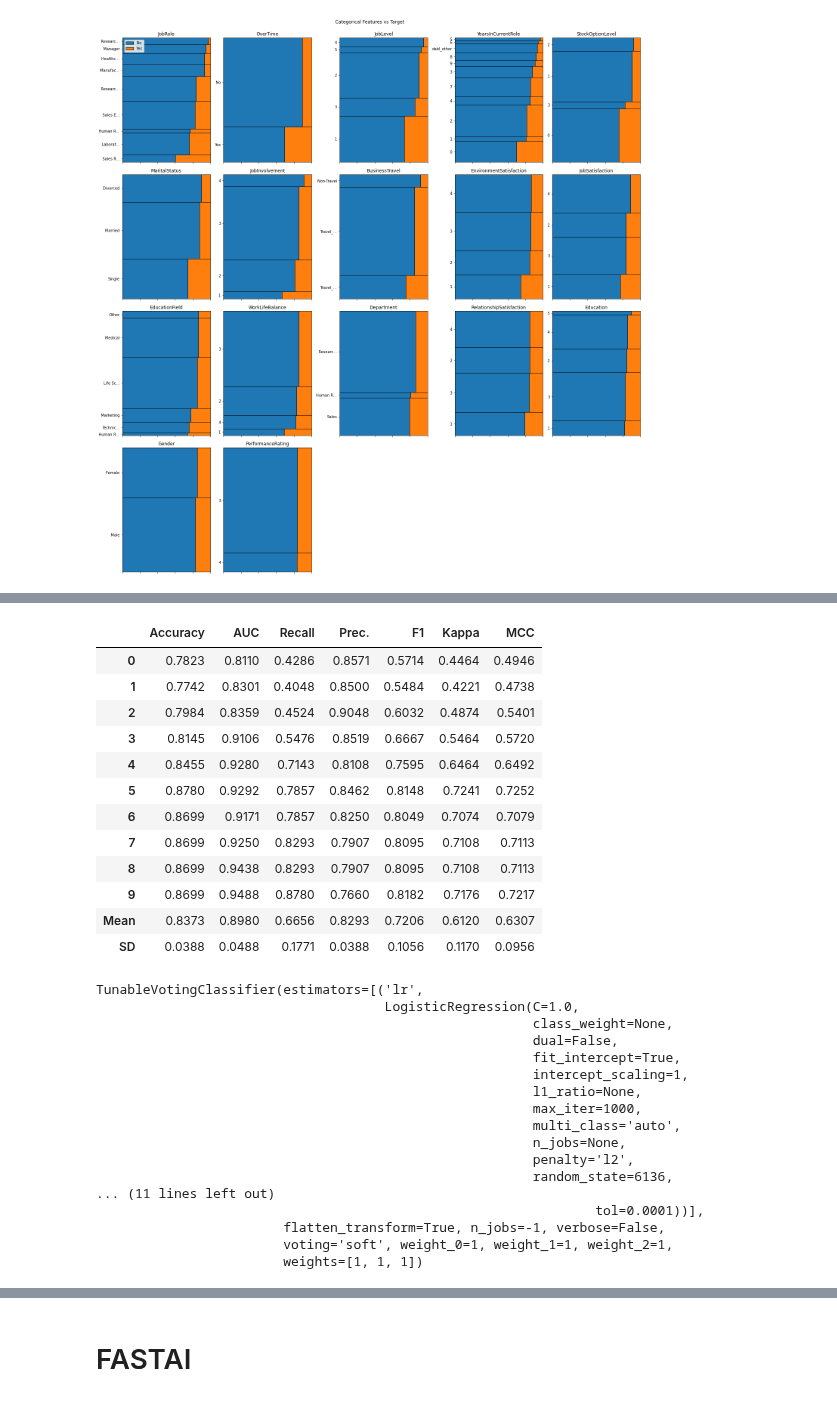
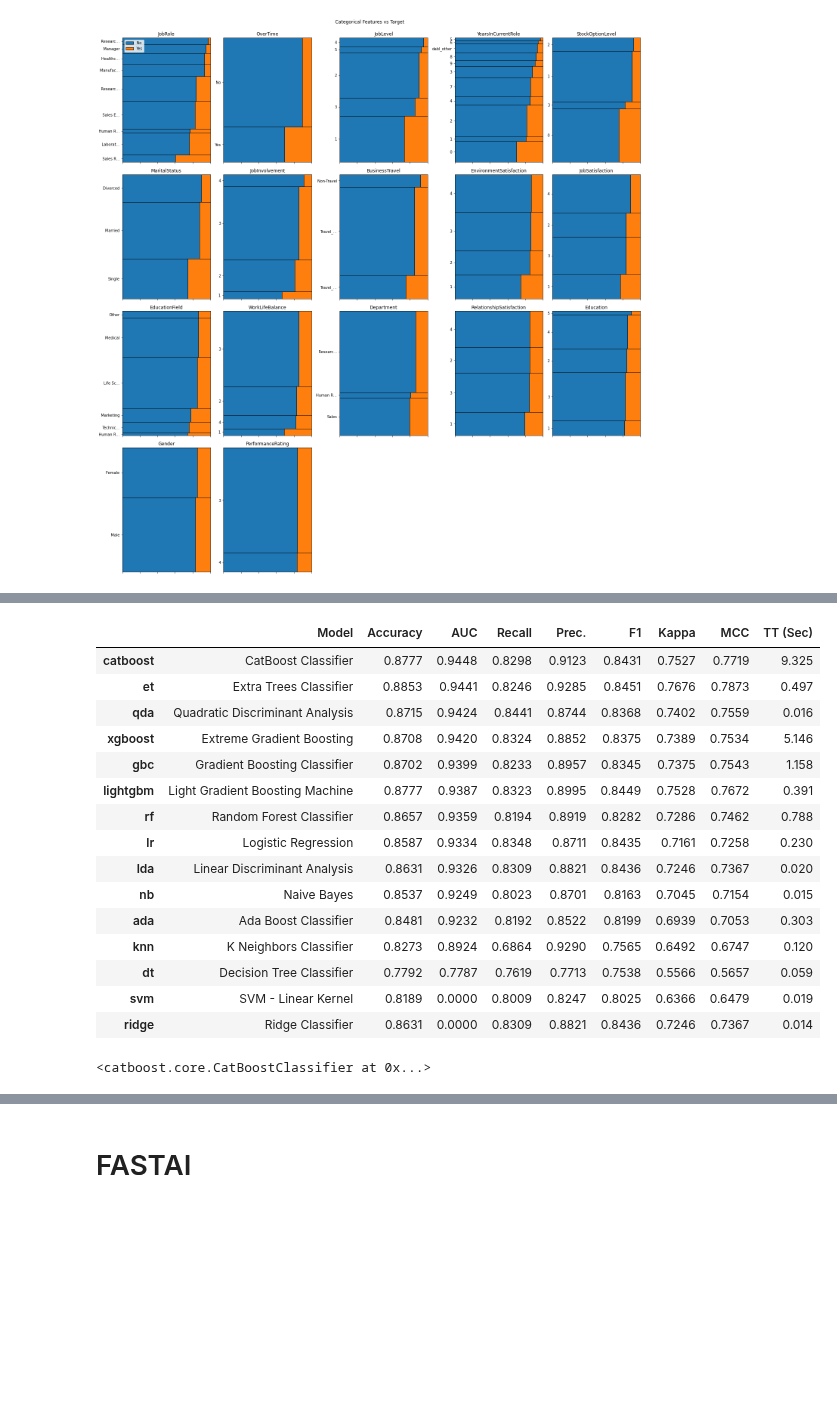
Before and after one commit to Oufattole/HR-Attrition, a Jupyter notebook: Predicting_employee_attrition.ipynb, the cells around one changed output, grey strips where cells are left out. Cells and saved outputs as stored; diff of their text form; code cells hidden in the pictures; blank space fills up the shorter version.

Commit message:
Context + better model.

```diff
--- a/Predicting_employee_attrition.ipynb
+++ b/Predicting_employee_attrition.ipynb
@@ -306,33 +212,20 @@ top = compare_models(sort = "AUC", n_select = 3)
-# %%
-blend_models(top, optimize = "AUC")
-# %% [output]
-|  | Accuracy | AUC | Recall | Prec. | F1 | Kappa | MCC |
-| 0 | 0.7823 | 0.8110 | 0.4286 | 0.8571 | 0.5714 | 0.4464 | 0.4946 |
-| 1 | 0.7742 | 0.8301 | 0.4048 | 0.8500 | 0.5484 | 0.4221 | 0.4738 |
-| 2 | 0.7984 | 0.8359 | 0.4524 | 0.9048 | 0.6032 | 0.4874 | 0.5401 |
-| 3 | 0.8145 | 0.9106 | 0.5476 | 0.8519 | 0.6667 | 0.5464 | 0.5720 |
-| 4 | 0.8455 | 0.9280 | 0.7143 | 0.8108 | 0.7595 | 0.6464 | 0.6492 |
-| 5 | 0.8780 | 0.9292 | 0.7857 | 0.8462 | 0.8148 | 0.7241 | 0.7252 |
-| 6 | 0.8699 | 0.9171 | 0.7857 | 0.8250 | 0.8049 | 0.7074 | 0.7079 |
-| 7 | 0.8699 | 0.9250 | 0.8293 | 0.7907 | 0.8095 | 0.7108 | 0.7113 |
-| 8 | 0.8699 | 0.9438 | 0.8293 | 0.7907 | 0.8095 | 0.7108 | 0.7113 |
-| 9 | 0.8699 | 0.9488 | 0.8780 | 0.7660 | 0.8182 | 0.7176 | 0.7217 |
-| Mean | 0.8373 | 0.8980 | 0.6656 | 0.8293 | 0.7206 | 0.6120 | 0.6307 |
-| SD | 0.0388 | 0.0488 | 0.1771 | 0.0388 | 0.1056 | 0.1170 | 0.0956 |
-TunableVotingClassifier(estimators=[('lr',
-                                     LogisticRegression(C=1.0,
-                                                        class_weight=None,
-                                                        dual=False,
-                                                        fit_intercept=True,
-                                                        intercept_scaling=1,
-                                                        l1_ratio=None,
-                                                        max_iter=1000,
-                                                        multi_class='auto',
-                                                        n_jobs=None,
-                                                        penalty='l2',
-                                                        random_state=6136,
-... (11 lines left out)
-                                                                tol=0.0001))],
-                        flatten_transform=True, n_jobs=-1, verbose=False,
-                        voting='soft', weight_0=1, weight_1=1, weight_2=1,
-                        weights=[1, 1, 1])
+# %%
+compare_models(sort = "AUC")
+# %% [output]
+|  | Model | Accuracy | AUC | Recall | Prec. | F1 | Kappa | MCC | TT (Sec) |
+| catboost | CatBoost Classifier | 0.8777 | 0.9448 | 0.8298 | 0.9123 | 0.8431 | 0.7527 | 0.7719 | 9.325 |
+| et | Extra Trees Classifier | 0.8853 | 0.9441 | 0.8246 | 0.9285 | 0.8451 | 0.7676 | 0.7873 | 0.497 |
+| qda | Quadratic Discriminant Analysis | 0.8715 | 0.9424 | 0.8441 | 0.8744 | 0.8368 | 0.7402 | 0.7559 | 0.016 |
+| xgboost | Extreme Gradient Boosting | 0.8708 | 0.9420 | 0.8324 | 0.8852 | 0.8375 | 0.7389 | 0.7534 | 5.146 |
+| gbc | Gradient Boosting Classifier | 0.8702 | 0.9399 | 0.8233 | 0.8957 | 0.8345 | 0.7375 | 0.7543 | 1.158 |
+| lightgbm | Light Gradient Boosting Machine | 0.8777 | 0.9387 | 0.8323 | 0.8995 | 0.8449 | 0.7528 | 0.7672 | 0.391 |
+| rf | Random Forest Classifier | 0.8657 | 0.9359 | 0.8194 | 0.8919 | 0.8282 | 0.7286 | 0.7462 | 0.788 |
+| lr | Logistic Regression | 0.8587 | 0.9334 | 0.8348 | 0.8711 | 0.8435 | 0.7161 | 0.7258 | 0.230 |
+| lda | Linear Discriminant Analysis | 0.8631 | 0.9326 | 0.8309 | 0.8821 | 0.8436 | 0.7246 | 0.7367 | 0.020 |
+| nb | Naive Bayes | 0.8537 | 0.9249 | 0.8023 | 0.8701 | 0.8163 | 0.7045 | 0.7154 | 0.015 |
+| ada | Ada Boost Classifier | 0.8481 | 0.9232 | 0.8192 | 0.8522 | 0.8199 | 0.6939 | 0.7053 | 0.303 |
+| knn | K Neighbors Classifier | 0.8273 | 0.8924 | 0.6864 | 0.9290 | 0.7565 | 0.6492 | 0.6747 | 0.120 |
+| dt | Decision Tree Classifier | 0.7792 | 0.7787 | 0.7619 | 0.7713 | 0.7538 | 0.5566 | 0.5657 | 0.059 |
+| svm | SVM - Linear Kernel | 0.8189 | 0.0000 | 0.8009 | 0.8247 | 0.8025 | 0.6366 | 0.6479 | 0.019 |
+| ridge | Ridge Classifier | 0.8631 | 0.0000 | 0.8309 | 0.8821 | 0.8436 | 0.7246 | 0.7367 | 0.014 |
+<catboost.core.CatBoostClassifier at 0x...>
```
Also changed, not shown: parts of 27 cells of this notebook.
